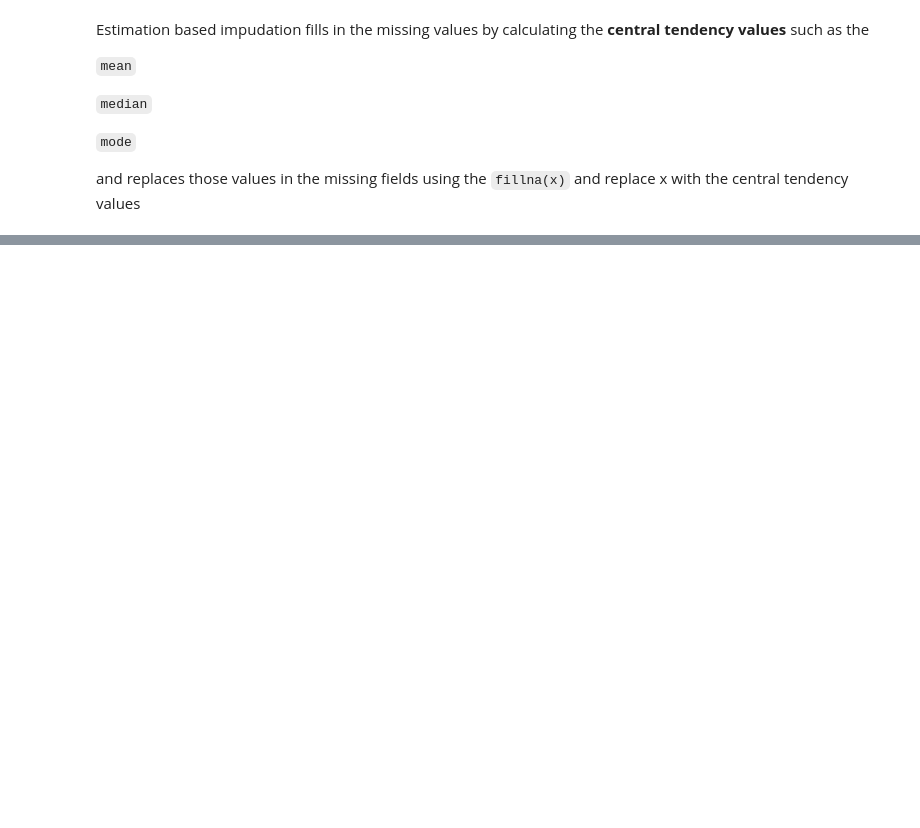
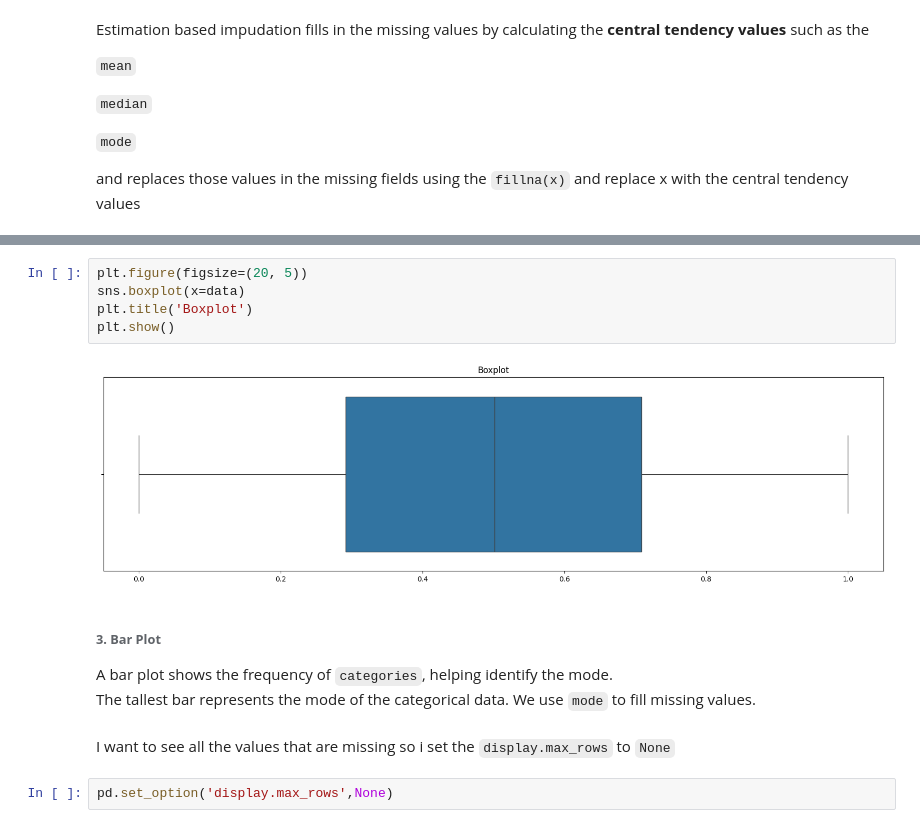
Before and after one commit to Nayan-Chimariya/LearningDataAnalysis, a Jupyter notebook: HandlingMissingData.ipynb, the cells around one changed output, grey strips where cells are left out. Cells and saved outputs as stored; diff of their text form; blank space fills up the shorter version.

```diff
--- a/HandlingMissingData.ipynb
+++ b/HandlingMissingData.ipynb
@@ -227,0 +390,16 @@ and replaces those values in the missing fields using the `fillna(x)` and replac
+# %%
+plt.figure(figsize=(20, 5))
+sns.boxplot(x=data)
+plt.title('Boxplot')
+plt.show()
+# %% [output]
+[figure, added]
+# %% [markdown]
+###### **3. Bar Plot**
+
+A bar plot shows the frequency of `categories`, helping identify the mode.<br>
+The tallest bar represents the mode of the categorical data. We use `mode` to fill missing values.
+# %% [markdown]
+I want to see all the values that are missing so i set the `display.max_rows` to `None`
+# %%
+pd.set_option('display.max_rows',None)
```
Also changed, not shown: parts of 53 cells of this notebook.
